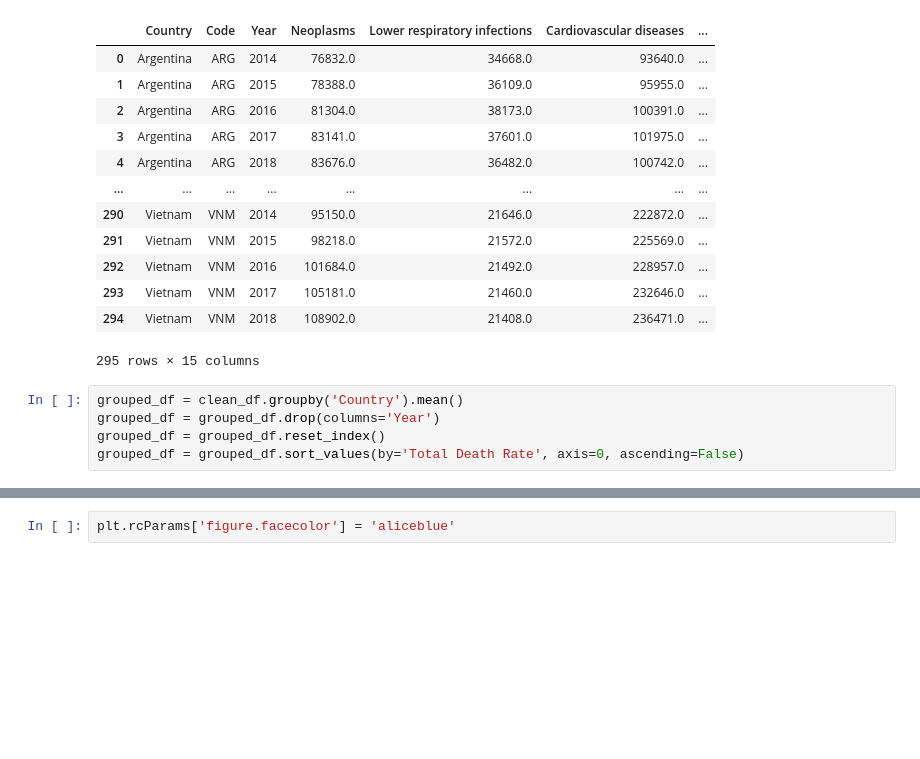
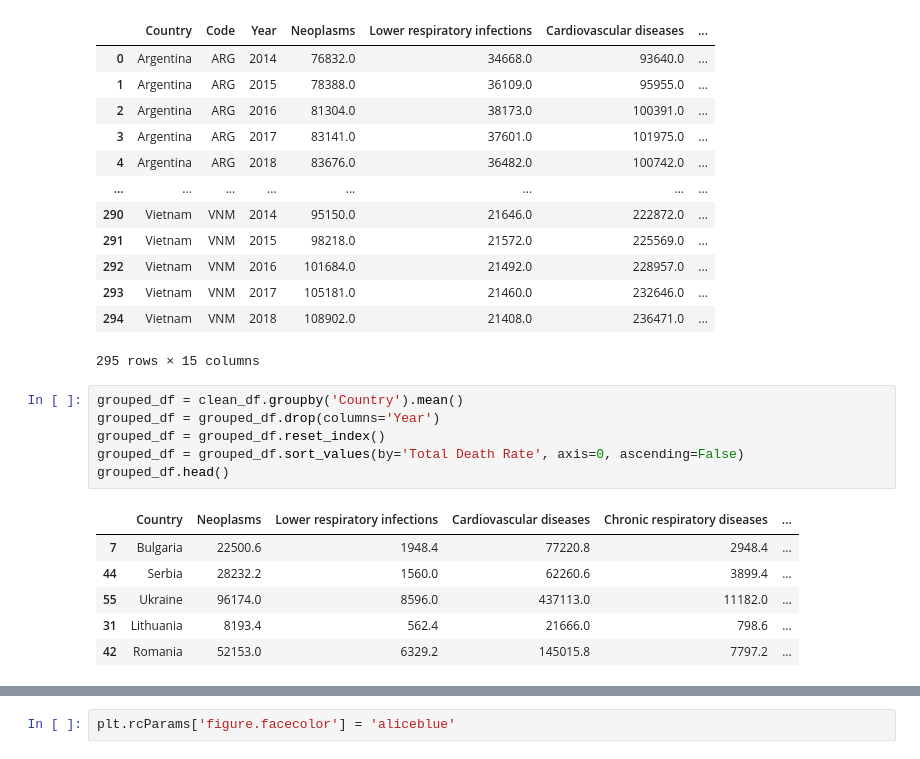
Before and after one commit to annapettigrew/healthcare-data, a Jupyter notebook: HealthcarePy/test.ipynb, the cells around one changed output, grey strips where cells are left out. Saved outputs shown, nothing was run; the diff lists cells and outputs as text; blank space fills up the shorter version.

```diff
--- a/HealthcarePy/test.ipynb
+++ b/HealthcarePy/test.ipynb
@@ -136,5 +136,13 @@ clean_df
 # %%
 grouped_df = clean_df.groupby('Country').mean()
 grouped_df = grouped_df.drop(columns='Year')
 grouped_df = grouped_df.reset_index()
 grouped_df = grouped_df.sort_values(by='Total Death Rate', axis=0, ascending=False)
+grouped_df.head()
+# %% [output]
+|  | Country | Neoplasms | Lower respiratory infections | Cardiovascular diseases | Chronic respiratory diseases | ... |
+| 7 | Bulgaria | 22500.6 | 1948.4 | 77220.8 | 2948.4 | ... |
+| 44 | Serbia | 28232.2 | 1560.0 | 62260.6 | 3899.4 | ... |
+| 55 | Ukraine | 96174.0 | 8596.0 | 437113.0 | 11182.0 | ... |
+| 31 | Lithuania | 8193.4 | 562.4 | 21666.0 | 798.6 | ... |
+| 42 | Romania | 52153.0 | 6329.2 | 145015.8 | 7797.2 | ... |
```
Also changed, not shown: parts of 9 cells of this notebook, 4 other files.
